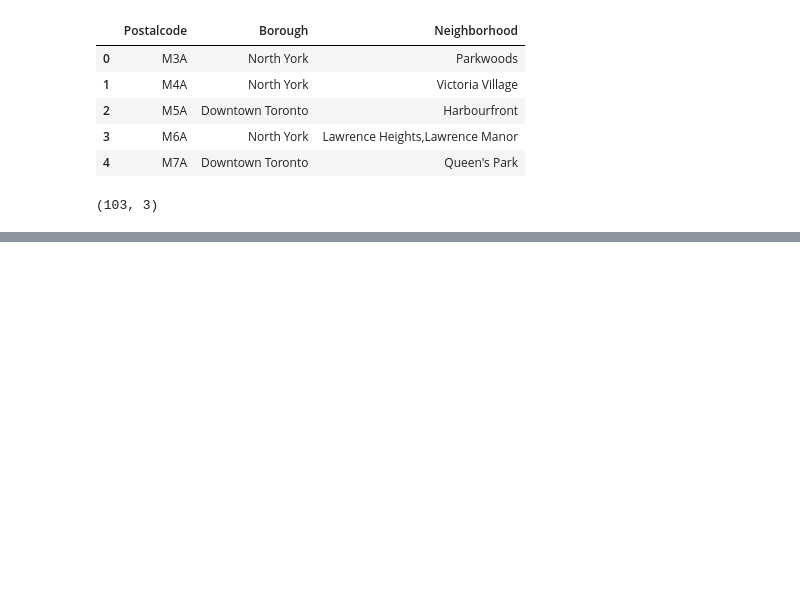
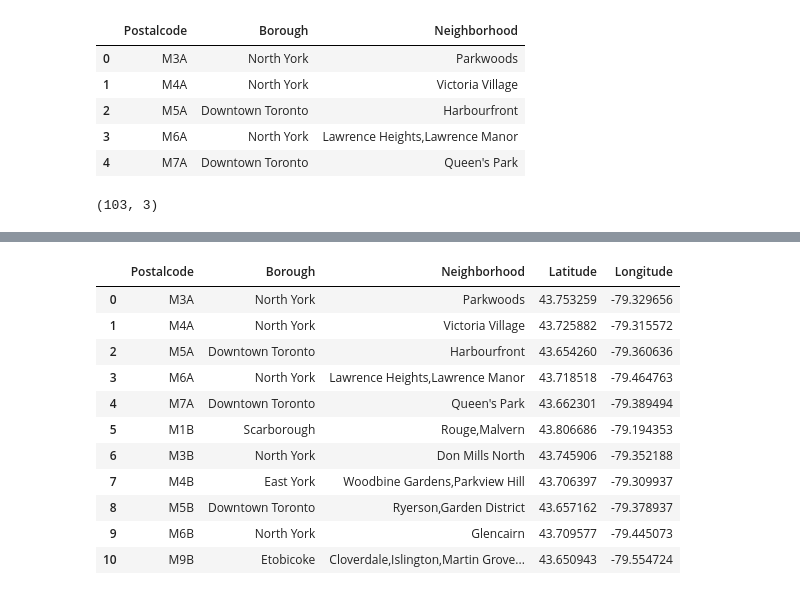
Before and after one commit to vklementev/Coursera_Capstone, a Jupyter notebook: Capstone project 1.ipynb, the cells around one changed output, grey strips where cells are left out. Cells and saved outputs as stored; diff of their text form; code cells hidden in the pictures; blank space fills up the shorter version.

```diff
--- a/Capstone project 1.ipynb
+++ b/Capstone project 1.ipynb
@@ -114,3 +114,7 @@ df1.head()
 df1.shape
 # %% [output]
 (103, 3)
+# %%
+!wget -q -O 'Toronto_location.csv'  http://cocl.us/Geospatial_data
+df_loc = pd.read_csv('Toronto_location.csv')
+df_loc.head()
@@ -116,0 +128,3 @@ df1.shape
+# %%
+df_loc.columns = ['Postalcode','Latitude','Longitude']
+df_loc.head()
@@ -116,0 +138,16 @@ df1.shape
+# %%
+df_toronto = pd.merge(df1, df_loc, on = 'Postalcode')
+df_toronto.head(11)
+# %% [output]
+|  | Postalcode | Borough | Neighborhood | Latitude | Longitude |
+| 0 | M3A | North York | Parkwoods | 43.753259 | -79.329656 |
+| 1 | M4A | North York | Victoria Village | 43.725882 | -79.315572 |
+| 2 | M5A | Downtown Toronto | Harbourfront | 43.654260 | -79.360636 |
+| 3 | M6A | North York | Lawrence Heights,Lawrence Manor | 43.718518 | -79.464763 |
+| 4 | M7A | Downtown Toronto | Queen's Park | 43.662301 | -79.389494 |
+| 5 | M1B | Scarborough | Rouge,Malvern | 43.806686 | -79.194353 |
+| 6 | M3B | North York | Don Mills North | 43.745906 | -79.352188 |
+| 7 | M4B | East York | Woodbine Gardens,Parkview Hill | 43.706397 | -79.309937 |
+| 8 | M5B | Downtown Toronto | Ryerson,Garden District | 43.657162 | -79.378937 |
+| 9 | M6B | North York | Glencairn | 43.709577 | -79.445073 |
+| 10 | M9B | Etobicoke | Cloverdale,Islington,Martin Grove... | 43.650943 | -79.554724 |
```
Also changed, not shown: parts of 2 cells of this notebook.
